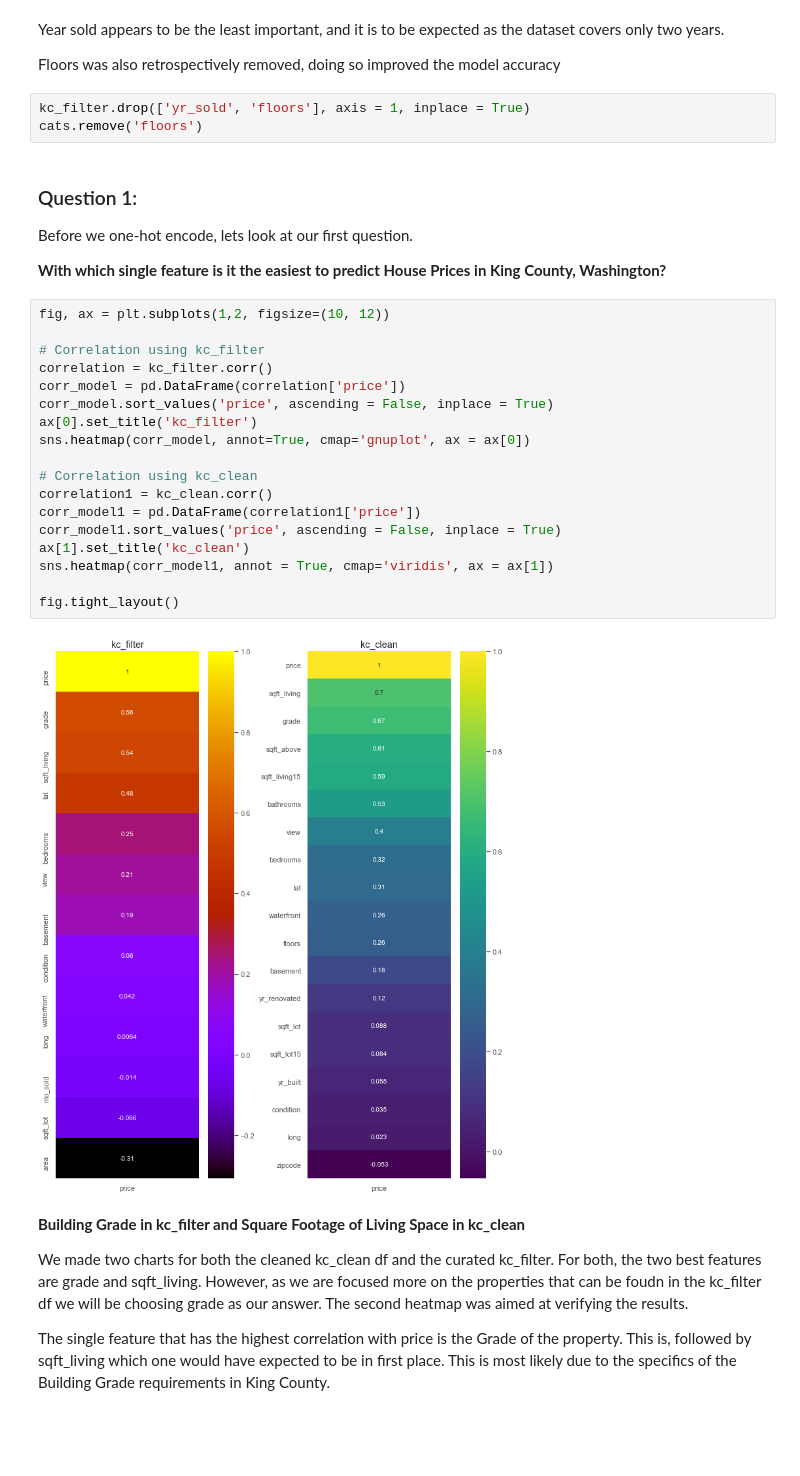
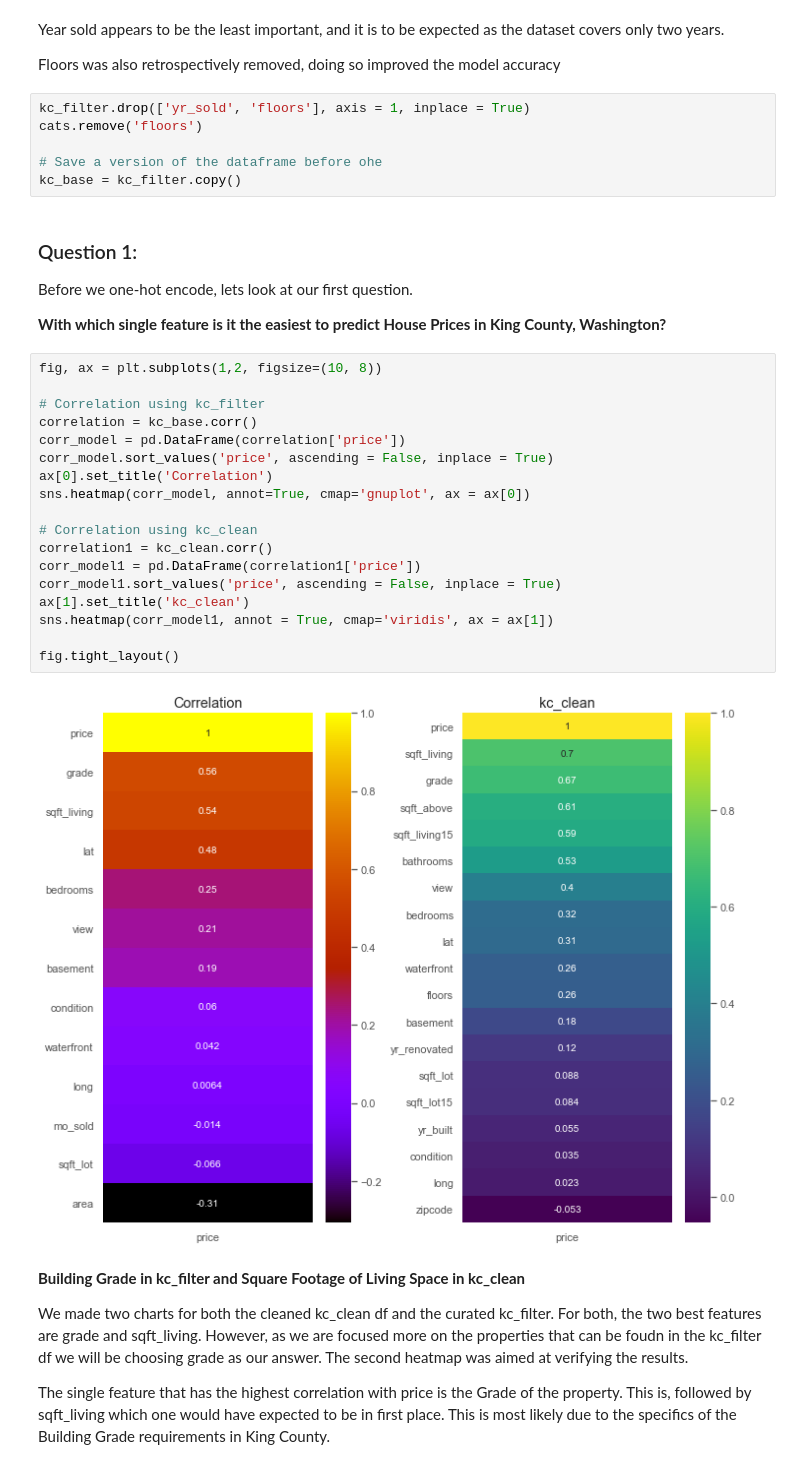
Before and after one commit to Zuchini1234/King-County-Business-Case-Project-Mod-2, a Jupyter notebook: student.ipynb, the cells around one changed output. Drawn from its saved outputs; the diff is of its cells as text; blank space fills up the shorter version.

```diff
--- a/student.ipynb
+++ b/student.ipynb
@@ -610,6 +608,9 @@ Floors was also retrospectively removed, doing so improved the model accuracy
 # %%
 kc_filter.drop(['yr_sold', 'floors'], axis = 1, inplace = True)
 cats.remove('floors')
+
+# Save a version of the dataframe before ohe
+kc_base = kc_filter.copy()
 # %% [markdown]
 ### Question 1:
 
@@ -617,25 +618,25 @@ Before we one-hot encode, lets look at our first question.
 
 **With which single feature is it the easiest to predict House Prices in King County, Washington?**
 # %%
-fig, ax = plt.subplots(1,2, figsize=(10, 12))
+fig, ax = plt.subplots(1,2, figsize=(10, 8))
 
 # Correlation using kc_filter
-correlation = kc_filter.corr()
+correlation = kc_base.corr()
 corr_model = pd.DataFrame(correlation['price'])
 corr_model.sort_values('price', ascending = False, inplace = True)
-ax[0].set_title('kc_filter')
+ax[0].set_title('Correlation')
 sns.heatmap(corr_model, annot=True, cmap='gnuplot', ax = ax[0])
 
 # Correlation using kc_clean
 correlation1 = kc_clean.corr()
 corr_model1 = pd.DataFrame(correlation1['price'])
 corr_model1.sort_values('price', ascending = False, inplace = True)
 ax[1].set_title('kc_clean')
 sns.heatmap(corr_model1, annot = True, cmap='viridis', ax = ax[1])
 
 fig.tight_layout()
 # %% [output]
-[figure, old version]
+[figure, new version]
 # %% [markdown]
 **Building Grade in kc_filter and Square Footage of Living Space in kc_clean**
 
```
Also changed, not shown: parts of 30 cells of this notebook, 1 other file.
